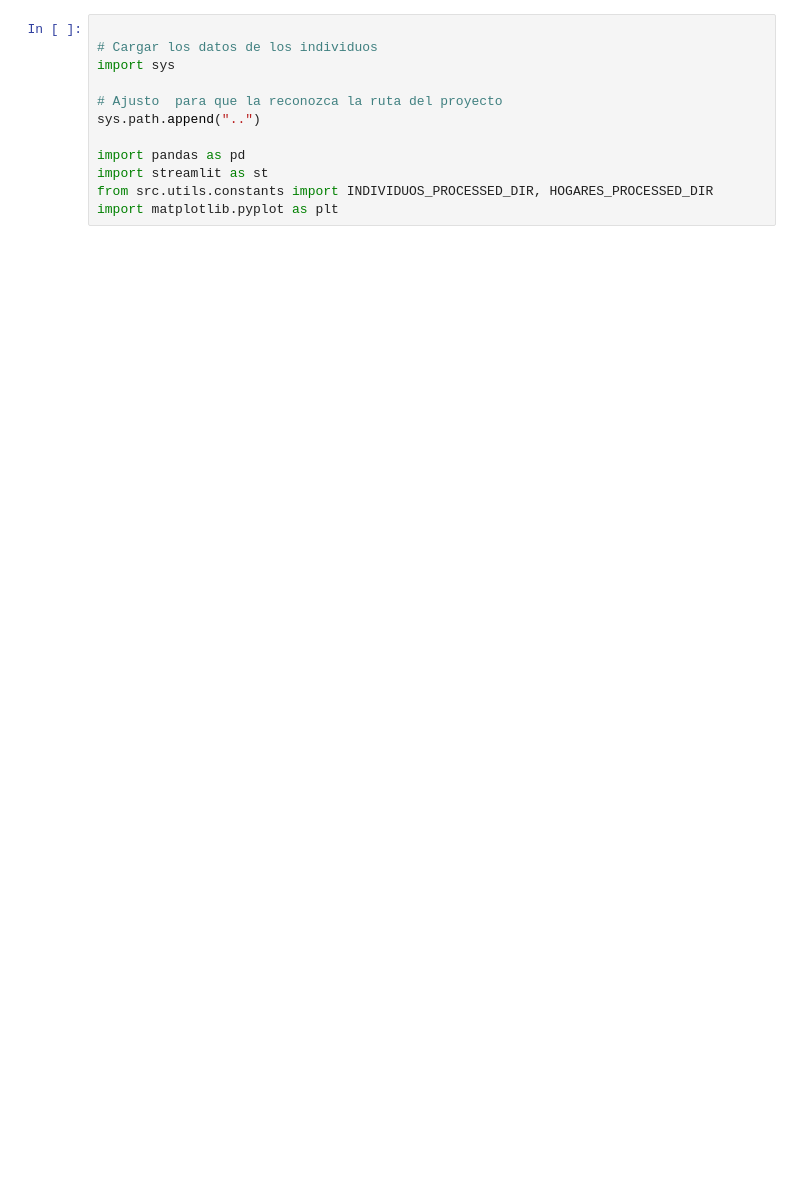
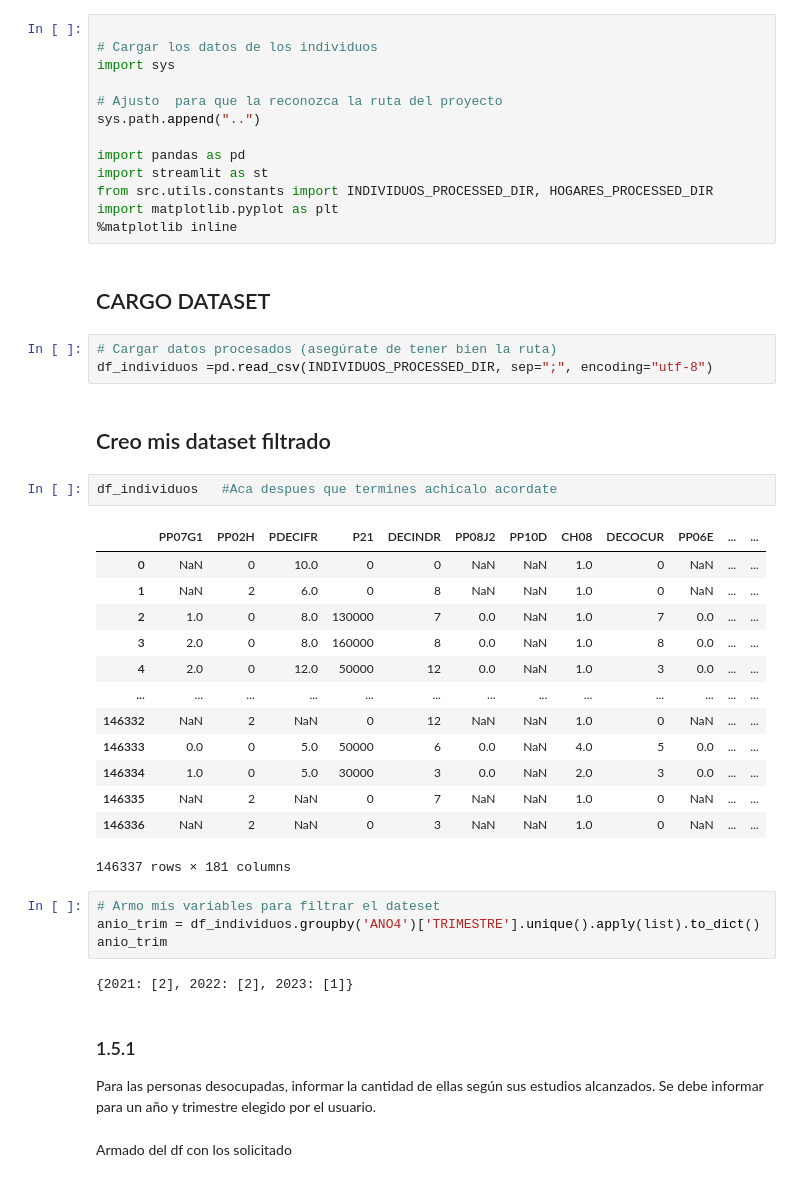
Before and after one commit to pablolube/EncuestAR, a Jupyter notebook: notebooks/2-Actividad y Empleo-Pablo.ipynb, the cells around one changed output. Saved outputs shown, nothing was run; the diff lists cells and outputs as text; blank space fills up the shorter version.

```diff
--- a/notebooks/2-Actividad y Empleo-Pablo.ipynb
+++ b/notebooks/2-Actividad y Empleo-Pablo.ipynb
@@ -10,4 +10,39 @@ import pandas as pd
 import streamlit as st
 from src.utils.constants import INDIVIDUOS_PROCESSED_DIR, HOGARES_PROCESSED_DIR
 import matplotlib.pyplot as plt
+%matplotlib inline
+# %% [markdown]
+## CARGO DATASET
+# %%
+# Cargar datos procesados (asegúrate de tener bien la ruta)
+df_individuos =pd.read_csv(INDIVIDUOS_PROCESSED_DIR, sep=";", encoding="utf-8")
+# %% [markdown]
+##  Creo mis dataset filtrado
+# %%
+df_individuos   #Aca despues que termines achicalo acordate
+# %% [output]
+|  | PP07G1 | PP02H | PDECIFR | P21 | DECINDR | PP08J2 | PP10D | CH08 | DECOCUR | PP06E | ... | ... |
+| 0 | NaN | 0 | 10.0 | 0 | 0 | NaN | NaN | 1.0 | 0 | NaN | ... | ... |
+| 1 | NaN | 2 | 6.0 | 0 | 8 | NaN | NaN | 1.0 | 0 | NaN | ... | ... |
+| 2 | 1.0 | 0 | 8.0 | 130000 | 7 | 0.0 | NaN | 1.0 | 7 | 0.0 | ... | ... |
+| 3 | 2.0 | 0 | 8.0 | 160000 | 8 | 0.0 | NaN | 1.0 | 8 | 0.0 | ... | ... |
+| 4 | 2.0 | 0 | 12.0 | 50000 | 12 | 0.0 | NaN | 1.0 | 3 | 0.0 | ... | ... |
+| ... | ... | ... | ... | ... | ... | ... | ... | ... | ... | ... | ... | ... |
+| 146332 | NaN | 2 | NaN | 0 | 12 | NaN | NaN | 1.0 | 0 | NaN | ... | ... |
+| 146333 | 0.0 | 0 | 5.0 | 50000 | 6 | 0.0 | NaN | 4.0 | 5 | 0.0 | ... | ... |
+| 146334 | 1.0 | 0 | 5.0 | 30000 | 3 | 0.0 | NaN | 2.0 | 3 | 0.0 | ... | ... |
+| 146335 | NaN | 2 | NaN | 0 | 7 | NaN | NaN | 1.0 | 0 | NaN | ... | ... |
+| 146336 | NaN | 2 | NaN | 0 | 3 | NaN | NaN | 1.0 | 0 | NaN | ... | ... |
+146337 rows × 181 columns
+# %%
+# Armo mis variables para filtrar el dateset
+anio_trim = df_individuos.groupby('ANO4')['TRIMESTRE'].unique().apply(list).to_dict()
+anio_trim
+# %% [output]
+{2021: [2], 2022: [2], 2023: [1]}
+# %% [markdown]
+### 1.5.1
+Para las personas desocupadas, informar la cantidad de ellas según sus estudios alcanzados. Se debe informar para un año y trimestre elegido por el usuario.
+# %% [markdown]
+Armado del df con los solicitado
 # %%
```
Also changed, not shown: parts of 15 cells of this notebook, 2 other files.
